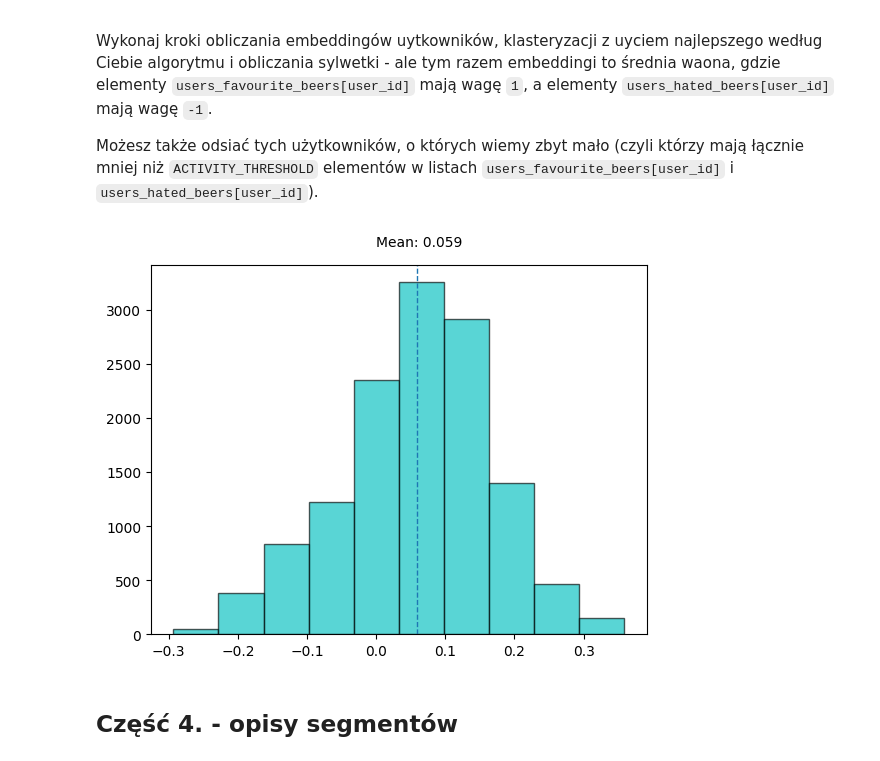
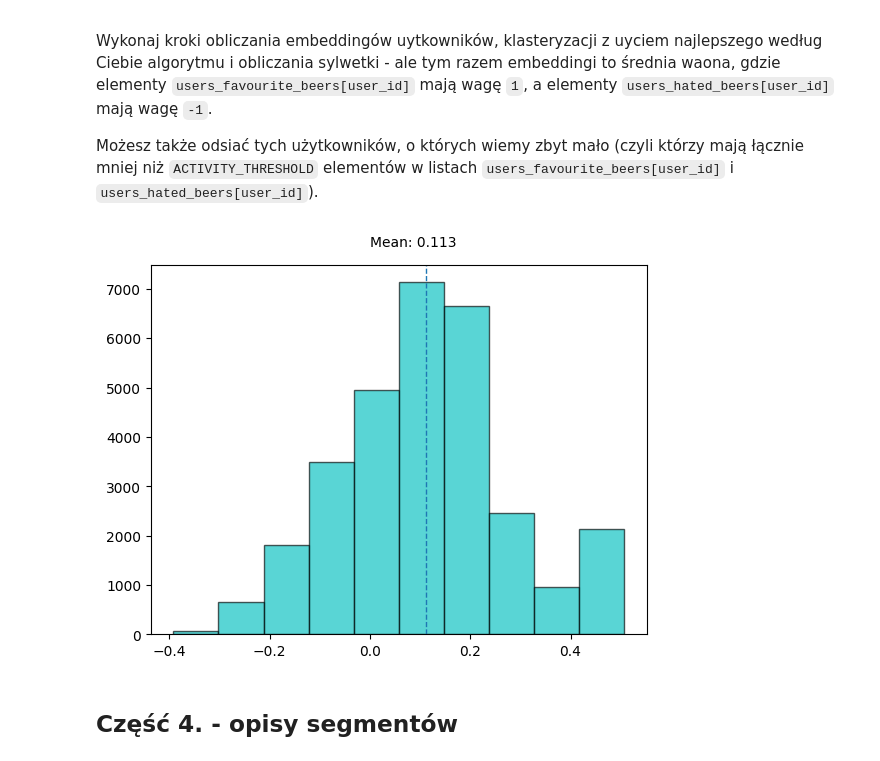
Before and after one commit to barhanc/recommender-systems-lab, a Jupyter notebook: lab3/lab3_segmentation_v2.ipynb, the cells around one changed output. Drawn from its saved outputs; the diff is of its cells as text; code cells hidden in the pictures.

```diff
--- a/lab3/lab3_segmentation_v2.ipynb
+++ b/lab3/lab3_segmentation_v2.ipynb
@@ -138,11 +138,11 @@ def get_users_segmentation(
 
     # zamieniamy liste wektorow w macierz
     users_array = np.stack(vectors, axis=0)
+
     # zaimplementuj wsparcie dla co najmniej dwoch algorytmow
-
     match clustering_algorithm:
         case "kmeans":
-            clusters = KMeans(n_clusters=segments_count).fit_predict(users_array)
+            clusters = KMeans(n_clusters=segments_count, n_init="auto").fit_predict(users_array)
         case "agglomerative":
             clusters = AgglomerativeClustering(n_clusters=segments_count).fit_predict(users_array)
         case _:
@@ -202,81 +202,62 @@ Wykonaj kroki obliczania embeddingów uytkowników, klasteryzacji z uyciem najle
 
 Możesz także odsiać tych użytkowników, o których wiemy zbyt mało (czyli którzy mają łącznie mniej niż `ACTIVITY_THRESHOLD` elementów w listach `users_favourite_beers[user_id]` i `users_hated_beers[user_id]`).
 # %%
-user_id_del = []
-for user_id in users_favourite_beers:
-    if len(users_favourite_beers[user_id]) + len(users_hated_beers[user_id]) < ACTIVITY_THRESHOLD:
-        user_id_del.append(user_id)
-
-for user_id in user_id_del:
-    del users_favourite_beers[user_id]
-    del users_hated_beers[user_id]
-
-model_fav = Word2Vec(
-    sentences=users_favourite_beers.values(),
-    vector_size=VECTOR_SIZE,
-    window=5,
-    min_count=1,
-    workers=4,
-)
-
-model_hat = Word2Vec(
-    sentences=users_hated_beers.values(),
-    vector_size=VECTOR_SIZE,
-    window=5,
-    min_count=1,
-    workers=4,
-)
-
-
 def get_mean_vector_for_user(
     user_favourite_beers,
     user_hated_beers,
-    model_fav: Word2Vec,
-    model_hat: Word2Vec,
+    model: Word2Vec,
     vector_size,
 ):
     v = np.zeros(vector_size)
+    count = 0
     for beer_id in user_favourite_beers:
-        v += model_fav.wv[beer_id]
+        try:
+            v += model.wv[beer_id]
+            count += 1
+        except KeyError:
+            continue
     for beer_id in user_hated_beers:
-        v -= model_hat.wv[beer_id]
-    v /= len(user_favourite_beers) + len(user_hated_beers)
+        try:
+            v -= model.wv[beer_id]
+            count += 1
+        except KeyError:
+            continue
+    if count > 0:
+        v /= count
     return v
 
 
 def get_mean_user_vectors(
     users_favourite_beers: dict[str, list],
     users_hated_beers: dict[str, list],
-    model_fav,
-    model_hat,
+    model,
     vector_size,
 ):
     # korzystajac z powyzszej funkcji, tworzymy slownik {user_id -> vector}
     mean_users_vectors = {
         user_id: get_mean_vector_for_user(
             users_favourite_beers[user_id],
             users_hated_beers[user_id],
-            model_fav,
-            model_hat,
+            model,
             vector_size,
         )
         for user_id in users_favourite_beers
     }
     return mean_users_vectors
 
 
-user_vectors = get_mean_user_vectors(users_favourite_beers, users_hated_beers, model_fav, model_hat, VECTOR_SIZE)
+user_vectors = get_mean_user_vectors(users_favourite_beers, users_hated_beers, model, VECTOR_SIZE)
 segmentation = get_users_segmentation(user_vectors, VECTOR_SIZE, SEGMENTS_COUNT, "kmeans")
 
 users, user_vectors_list = zip(*user_vectors.items())
 segments_list = [segmentation[u] for u in users]
 
 mean_silhouette = silhouette_score(user_vectors_list, segments_list, metric="euclidean")
 per_sample_silhouettes = silhouette_samples(user_vectors_list, segments_list, metric="euclidean")
 
 plot_histogram(per_sample_silhouettes, mean_silhouette)
 # %% [output]
-[figure, old version]
+[figure, new version]
 # %% [markdown]
 ## Część 4. - opisy segmentów
 # %%
```
Also changed, not shown: parts of 6 cells of this notebook.
